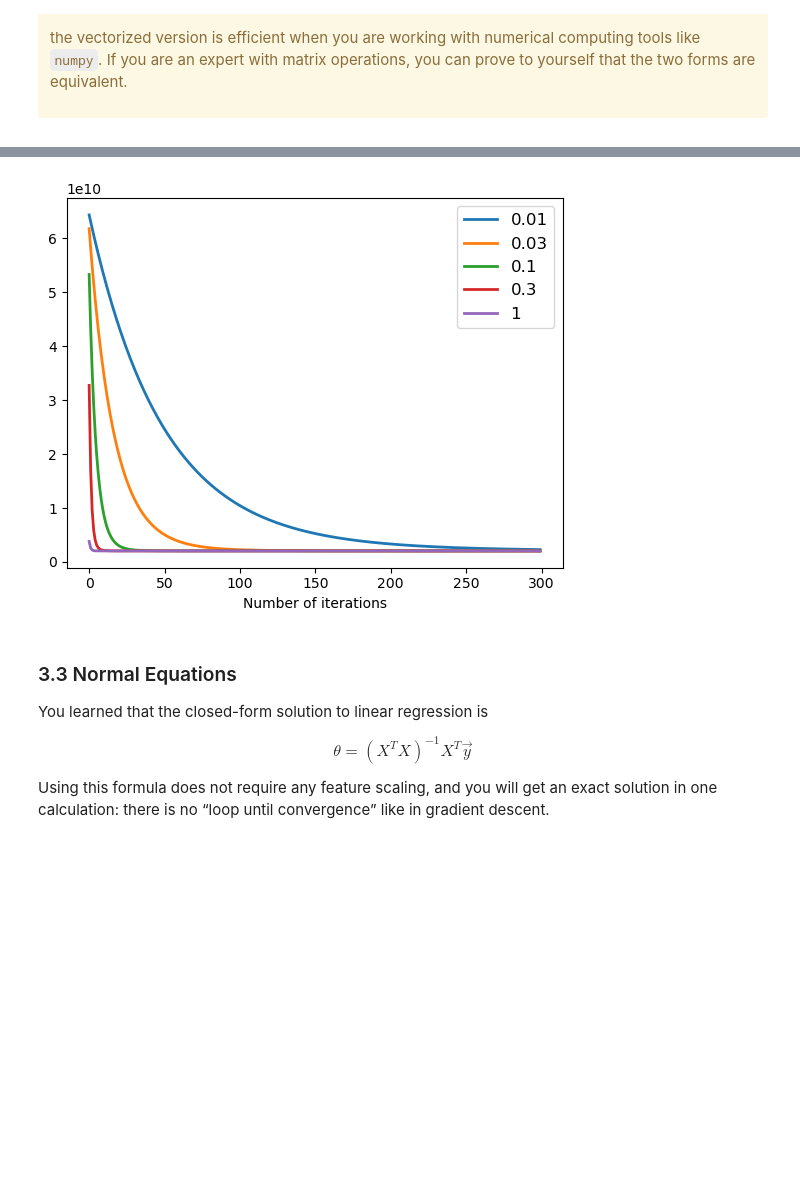
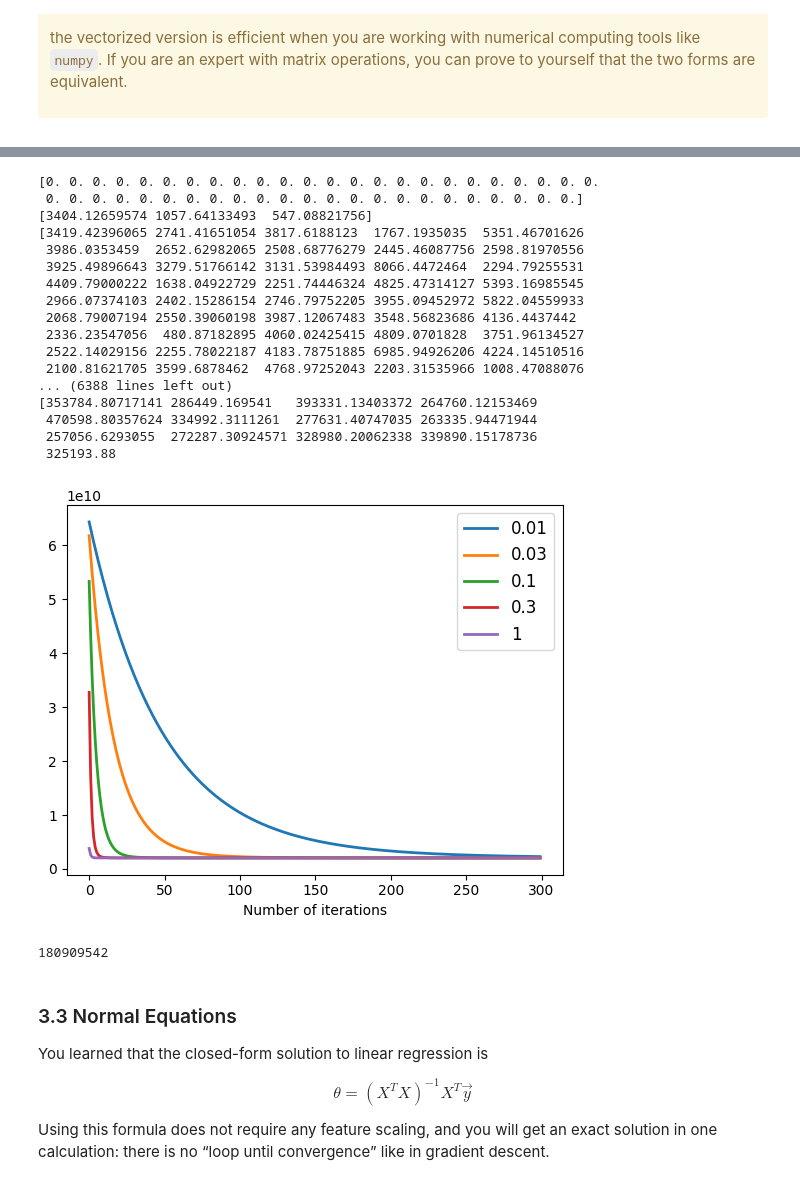
Before and after one commit to NutteeraTung/CU_machine-learning, a Jupyter notebook: Linear Regression/Linear_Regression_answer.ipynb, the cells around one changed output, grey strips where cells are left out. Drawn from its saved outputs; the diff is of its cells as text; code cells hidden in the pictures; blank space fills up the shorter version.

```diff
--- a/Linear Regression/Linear_Regression_answer.ipynb
+++ b/Linear Regression/Linear_Regression_answer.ipynb
@@ -798,24 +913,47 @@ Predicted price of a 1650 sq-ft, 3 br house (using gradient descent): $293081
 # %%
 # Plot several learning rates and choose the best one
 
 num_iters = 300
 
 # List of the learning rates
 Alpha = [0.01, 0.03, 0.1, 0.3, 1]
 
 for alpha in Alpha:
     theta = np.zeros(3)
     theta, J_history = gradientDescentMulti(X, y, theta, alpha, num_iters)
 
     # Plot the convergence graph
-    pyplot.plot(np.arange(len(J_history)), J_history, label=alpha, lw=2)
-    pyplot.xlabel('Number of iterations')
-    pyplot.xlabel('Number of iterations')
-    pyplot.legend(loc='best', prop={'size': 12})
+    plt.plot(np.arange(len(J_history)), J_history, label=alpha, lw=2)
+    plt.xlabel('Number of iterations')
+    plt.xlabel('Number of iterations')
+    plt.legend(loc='best', prop={'size': 12})
 
-pyplot.show()
+plt.show()
 # %% [output]
+[0. 0. 0. 0. 0. 0. 0. 0. 0. 0. 0. 0. 0. 0. 0. 0. 0. 0. 0. 0. 0. 0. 0. 0.
+ 0. 0. 0. 0. 0. 0. 0. 0. 0. 0. 0. 0. 0. 0. 0. 0. 0. 0. 0. 0. 0. 0. 0.]
+[3404.12659574 1057.64133493  547.08821756]
+[3419.42396065 2741.41651054 3817.6188123  1767.1935035  5351.46701626
+ 3986.0353459  2652.62982065 2508.68776279 2445.46087756 2598.81970556
+ 3925.49896643 3279.51766142 3131.53984493 8066.4472464  2294.79255531
+ 4409.79000222 1638.04922729 2251.74446324 4825.47314127 5393.16985545
+ 2966.07374103 2402.15286154 2746.79752205 3955.09452972 5822.04559933
+ 2068.79007194 2550.39060198 3987.12067483 3548.56823686 4136.4437442
+ 2336.23547056  480.87182895 4060.02425415 4809.0701828  3751.96134527
+ 2522.14029156 2255.78022187 4183.78751885 6985.94926206 4224.14510516
+ 2100.81621705 3599.6878462  4768.97252043 2203.31535966 1008.47088076
+... (6388 lines left out)
+[353784.80717141 286449.169541   393331.13403372 264760.12153469
+ 470598.80357624 334992.3111261  277631.40747035 263335.94471944
+ 257056.6293055  272287.30924571 328980.20062338 339890.15178736
+ 325193.88
-[figure, old version]
+[figure, new version]
+# %%
+# Predict values for population sizes of 35,000 and 70,000
+predict_a = np.dot([1, 1650,3], theta) #เพราะ x หน่วยเป็น 10,000 คน
+print('{:.0f}\n'.format(predict_a))
+# %% [output]
+180909542
 # %% [markdown]
 <a id="section7"></a>
 ### 3.3 Normal Equations
```
Also changed, not shown: parts of 24 cells of this notebook, 53 other files.
